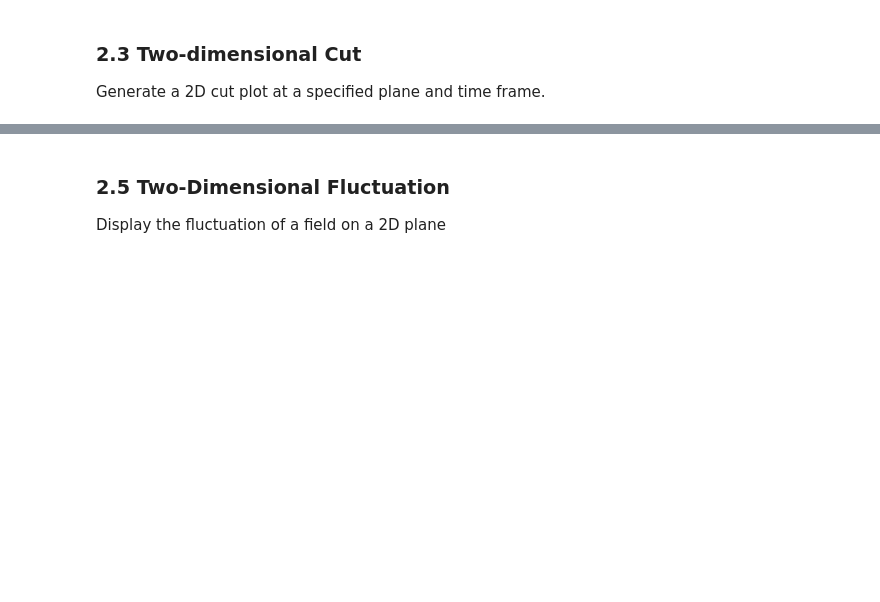
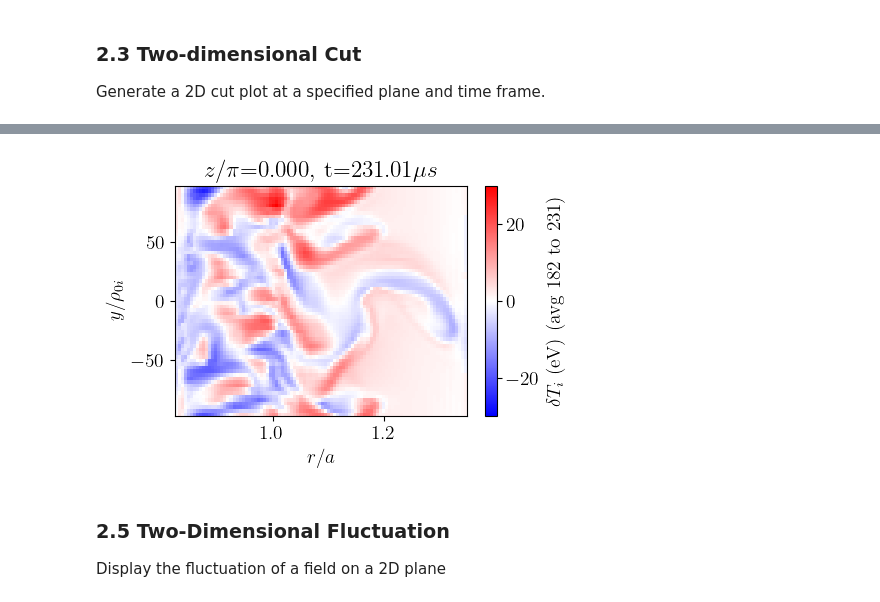
Before and after one commit to Antoinehoff/personal_gkyl_scripts, a Jupyter notebook: example.ipynb, the cells around one changed output, grey strips where cells are left out. Saved outputs shown, nothing was run; the diff lists cells and outputs as text; code cells hidden in the pictures; blank space fills up the shorter version.

```diff
--- a/example.ipynb
+++ b/example.ipynb
@@ -194,3 +211,15 @@ plot_utils.plot_1D_time_evolution(
+# %%
+#---------- 2D cut plot
+#-- choose min and max time frames and cut location
+cplane='xy'; ccoord =0.0
+plot_utils.plot_2D_cut(simulation, cplane, ccoord,
+            time_frame = sim_frames[-50:],
+            fieldnames = ['Ti'],
+            fluctuation = True,
+            cmap = 'bwr'
+            )
+# %% [output]
+[figure, added]
 # %% [markdown]
 ### 2.5 Two-Dimensional Fluctuation <a id="2d_fluct_plot"></a>
 Display the fluctuation of a field on a 2D plane
```
Also changed, not shown: parts of 14 cells of this notebook.
